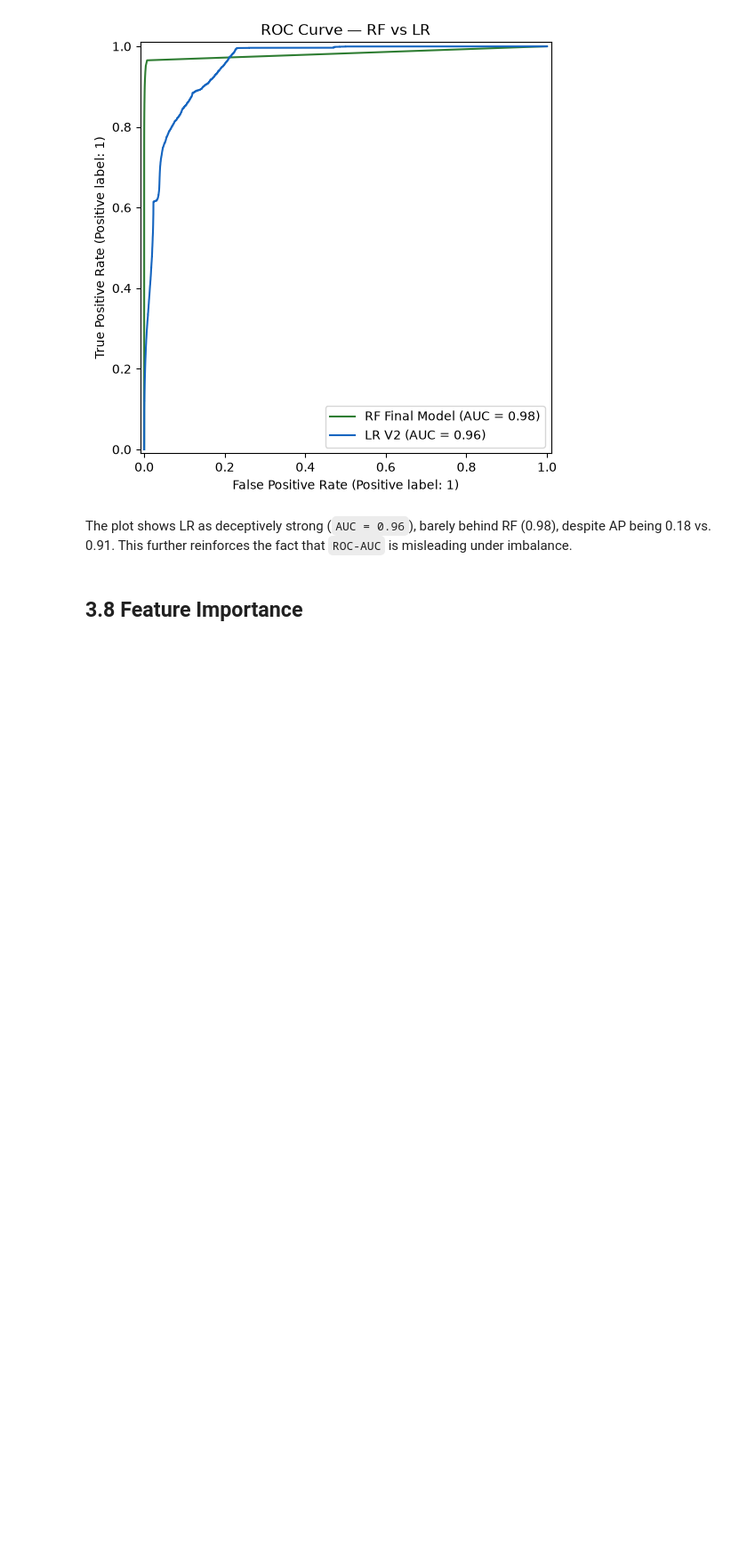
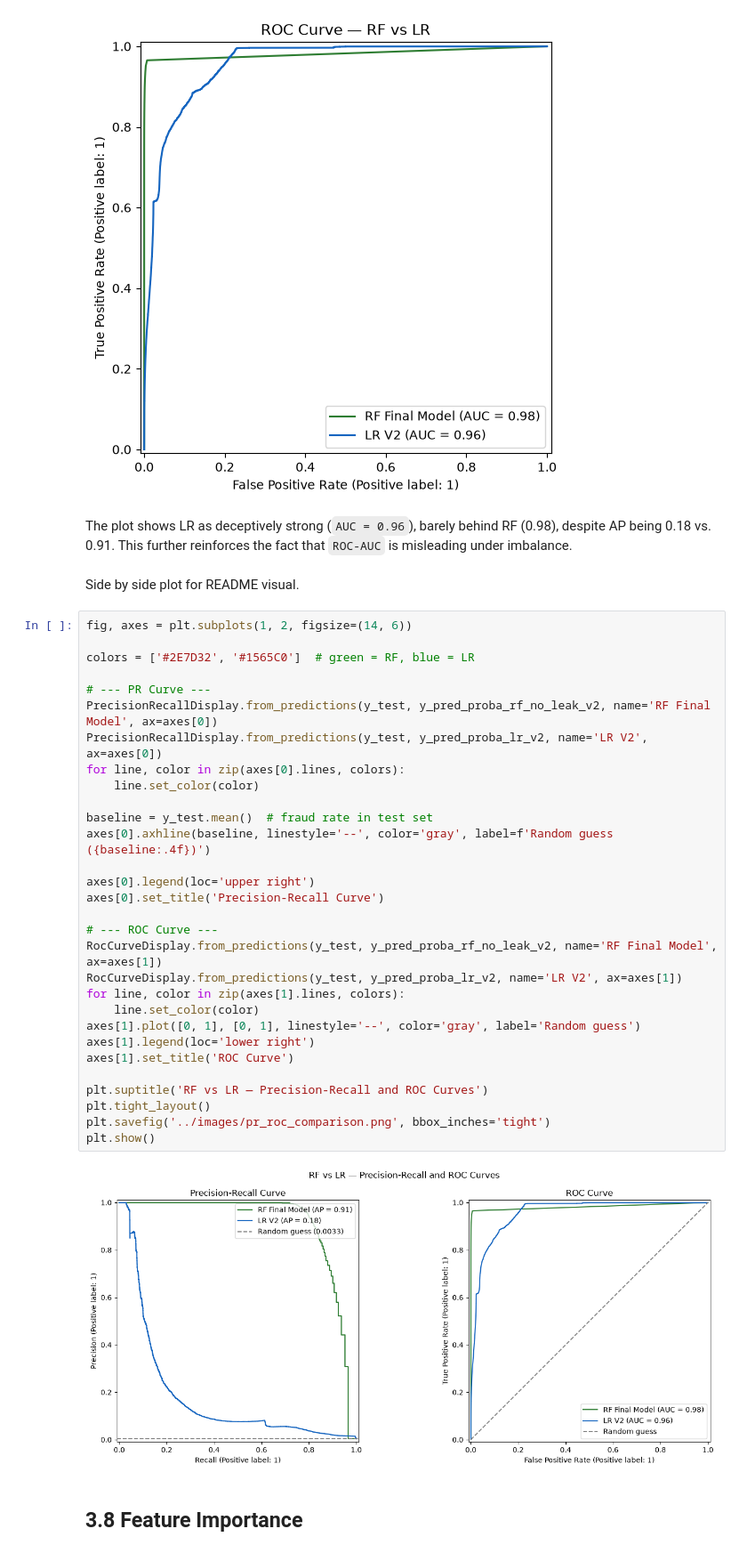
Before and after one commit to joshuasim/fraud-detection, a Jupyter notebook: notebooks/03_modeling_and_evaluation.ipynb, the cells around one changed output. Shown at 89% size. Saved outputs shown, nothing was run; the diff lists cells and outputs as text; blank space fills up the shorter version.

Commit message:
added pr and roc curve side by side visual for README

```diff
--- a/notebooks/03_modeling_and_evaluation.ipynb
+++ b/notebooks/03_modeling_and_evaluation.ipynb
@@ -462,6 +471,40 @@ plt.show()
 [figure]
 # %% [markdown]
 The plot shows LR as deceptively strong (`AUC = 0.96`), barely behind RF (0.98), despite AP being 0.18 vs. 0.91. This further reinforces the fact that `ROC-AUC` is misleading under imbalance.
+# %% [markdown]
+Side by side plot for README visual.
+# %%
+fig, axes = plt.subplots(1, 2, figsize=(14, 6))
+
+colors = ['#2E7D32', '#1565C0']  # green = RF, blue = LR
+
+# --- PR Curve ---
+PrecisionRecallDisplay.from_predictions(y_test, y_pred_proba_rf_no_leak_v2, name='RF Final Model', ax=axes[0])
+PrecisionRecallDisplay.from_predictions(y_test, y_pred_proba_lr_v2, name='LR V2', ax=axes[0])
+for line, color in zip(axes[0].lines, colors):
+    line.set_color(color)
+
+baseline = y_test.mean()  # fraud rate in test set
+axes[0].axhline(baseline, linestyle='--', color='gray', label=f'Random guess ({baseline:.4f})')
+
+axes[0].legend(loc='upper right')
+axes[0].set_title('Precision-Recall Curve')
+
+# --- ROC Curve ---
+RocCurveDisplay.from_predictions(y_test, y_pred_proba_rf_no_leak_v2, name='RF Final Model', ax=axes[1])
+RocCurveDisplay.from_predictions(y_test, y_pred_proba_lr_v2, name='LR V2', ax=axes[1])
+for line, color in zip(axes[1].lines, colors):
+    line.set_color(color)
+axes[1].plot([0, 1], [0, 1], linestyle='--', color='gray', label='Random guess')
+axes[1].legend(loc='lower right')
+axes[1].set_title('ROC Curve')
+
+plt.suptitle('RF vs LR — Precision-Recall and ROC Curves')
+plt.tight_layout()
+plt.savefig('../images/pr_roc_comparison.png', bbox_inches='tight')
+plt.show()
+# %% [output]
+[figure, added]
 # %% [markdown]
 ## 3.8 Feature Importance
 # %% [markdown]
```
Also changed, not shown: parts of 1 cell of this notebook.
